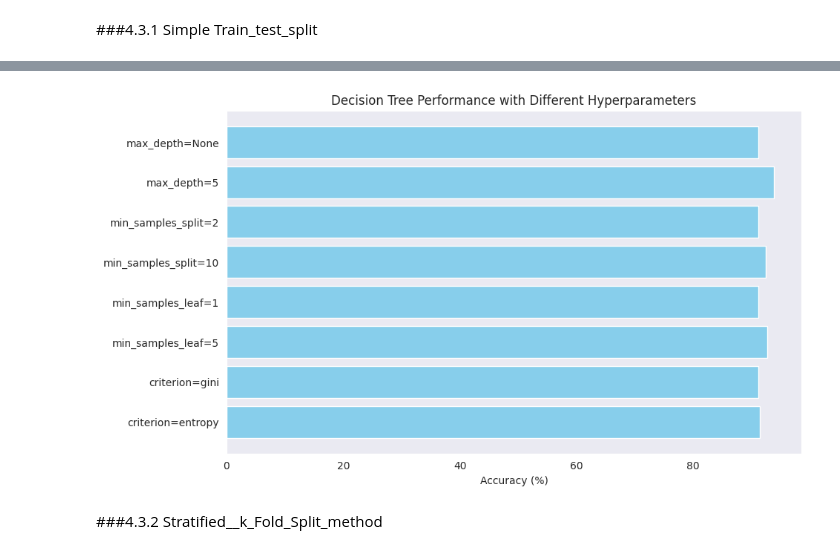
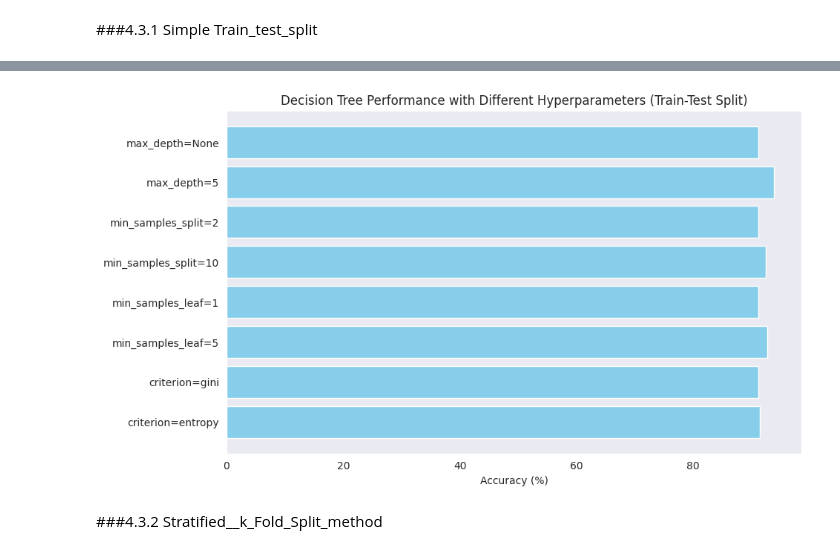
Before and after one commit to YasminaNasser/Stroke-Prediction-Data-Mining, a Jupyter notebook: Stroke_Prediction_Phase_2.ipynb, the cells around one changed output, grey strips where cells are left out. Cells and saved outputs as stored; diff of their text form; code cells hidden in the pictures.

Commit message:
differente hyperparmeters

```diff
--- a/Stroke_Prediction_Phase_2.ipynb
+++ b/Stroke_Prediction_Phase_2.ipynb
@@ -786,14 +786,17 @@ def train_val_test_split_method(X, y, val_size=0.2, test_size=0.2, random_state=
 import pandas as pd
 import numpy as np
 import matplotlib.pyplot as plt
-from sklearn.model_selection import train_test_split
 from sklearn.tree import DecisionTreeClassifier
 from sklearn.metrics import accuracy_score, classification_report, confusion_matrix
+from sklearn.model_selection import train_test_split
 
-# Splitting the data
+# Dataset splitting
 X = df_ready.drop(columns=['stroke'])  # Features
 y = df_ready['stroke']  # Target column
 X_train, X_test, y_train, y_test = train_test_split(X, y, test_size=0.2, random_state=42)
+
+# Initialize a dictionary to store accuracy results
+accuracy_results = {}
 
 # Function to evaluate the model
 def evaluate_model(y_true, y_pred, dataset_name):
@@ -801,37 +804,30 @@ def evaluate_model(y_true, y_pred, dataset_name):
     Evaluates the model on a given dataset and prints metrics.
     Returns the accuracy of the model.
     """
-    accuracy_3 = accuracy_score(y_true, y_pred)
+    accuracy = accuracy_score(y_true, y_pred)
     class_report = classification_report(y_true, y_pred, target_names=['No Stroke', 'Stroke'], output_dict=True)
     cm = confusion_matrix(y_true, y_pred)
 
-    # Display results
-    print("=" * 50)
-    print(f"{dataset_name} Evaluation Results")
-    print("=" * 50)
-    print(f"Accuracy: {accuracy_3 * 100:.2f}%\n")
+    # # Display results
+    # print("=" * 50)
+    # print(f"{dataset_name} Evaluation Results")
+    # print("=" * 50)
+    # print(f"Accuracy: {accuracy * 100:.2f}%\n")
 
     # Print classification report as a table
     class_report_df = pd.DataFrame(class_report).transpose()
-    print("Classification Report:")
-    print(class_report_df.round(2), "\n")
+    # print("Classification Report:")
+    # print(class_report_df.round(2), "\n")
 
-    # Display confusion matrix as a table
-    cm_df = pd.DataFrame(cm,
-                         index=['Actual: No Stroke', 'Actual: Stroke'],
-                         columns=['Predicted: No Stroke', 'Predicted: Stroke'])
-    print("Confusion Matrix:")
-    print(cm_df)
-    TN, FP, FN, TP = cm.ravel()
-    print(f"False Positives (FP): {FP}")
-    print(f"False Negatives (FN): {FN}")
-    print("=" * 50)
+    # # Display confusion matrix as a table
+    # cm_df = pd.DataFrame(cm,
+    #                      index=['Actual: No Stroke', 'Actual: Stroke'],
+    #                      columns=['Predicted: No Stroke', 'Predicted: Stroke'])
+    # print("Confusion Matrix:")
+    # print(cm_df)
+    # print("=" * 50)
 
-    # Return the accuracy for comparison
-    return accuracy_3
-
-# Initialize a dictionary to store accuracy results
-accuracy_results = {}
+    return accuracy
 
 # Function to evaluate model with different hyperparameters
 def evaluate_with_hyperparameters():
@@ -849,16 +845,19 @@ def evaluate_with_hyperparameters():
         "criterion=entropy": {"criterion": "entropy"}
     }
 
+
+
     # Evaluate each hyperparameter combination
     for name, params in hyperparameters.items():
+        print(f"Evaluating: {name}")
         clf = DecisionTreeClassifier(**params, random_state=42)
         clf.fit(X_train, y_train)
 
         # Make predictions on the test set
         y_pred = clf.predict(X_test)
 
-        # Get accuracy for test set
-        print(f"Evaluating: {name}")
+        # # Get accuracy for test set
+        # print(f"Evaluating: {name}")
         test_accuracy = evaluate_model(y_test, y_pred, "Test Set")
 
         # Store the results
@@ -869,16 +868,24 @@ evaluate_with_hyperparameters()
 
 # Identify the best configuration
 best_config = max(accuracy_results, key=accuracy_results.get)
+best_accuracy_simple_split = accuracy_results[best_config]
+print("=" * 50)
+print("Model Evaluation Results Across Hyperparameters")
+print("=" * 50)
+
+for name, accuracy in accuracy_results.items():
+    print(f"{name}: {accuracy * 100:.2f}% accuracy")
 
 print("=" * 50)
-print(f"Best Hyperparameter Configuration: {best_config} with accuracy: {accuracy_results[best_config] * 100:.2f}%")
+print(f"Best Hyperparameter Configuration: {best_config} with accuracy: {best_accuracy_simple_split * 100:.2f}%")
+
 
 # Visualize the comparison of test accuracies
 plt.figure(figsize=(10, 6))
 test_accuracies = [accuracy_results[key] * 100 for key in accuracy_results]
 plt.barh(list(accuracy_results.keys()), test_accuracies, color='skyblue')
 plt.xlabel('Accuracy (%)')
-plt.title('Decision Tree Performance with Different Hyperparameters')
+plt.title('Decision Tree Performance with Different Hyperparameters (Train-Test Split)')
 plt.gca().invert_yaxis()  # To have the highest accuracy at the top
 plt.show()
 # %% [output]
@@ -900,6 +907,6 @@ False Negatives (FN): 51
 ==================================================
 Best Hyperparameter Configuration: max_depth=5 with accuracy: 93.84%
-[figure, old version]
+[figure, new version]
 # %% [markdown]
 ###4.3.2 Stratified__k_Fold_Split_method
 # %%
```
Also changed, not shown: parts of 6 cells of this notebook.
